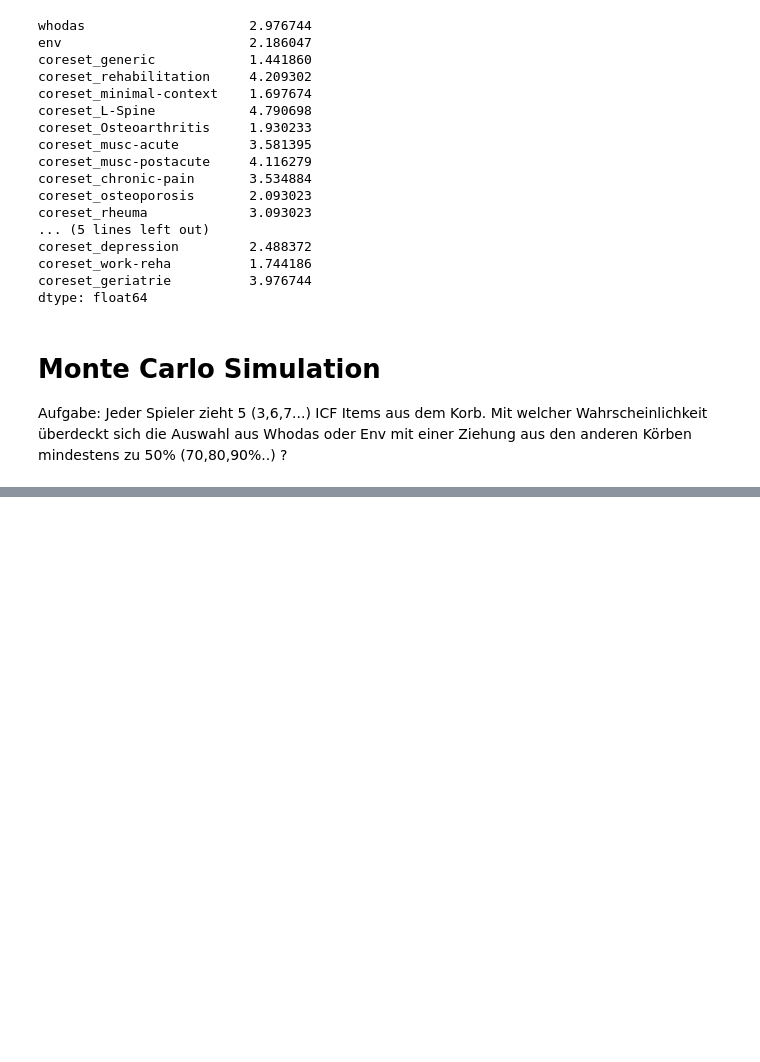
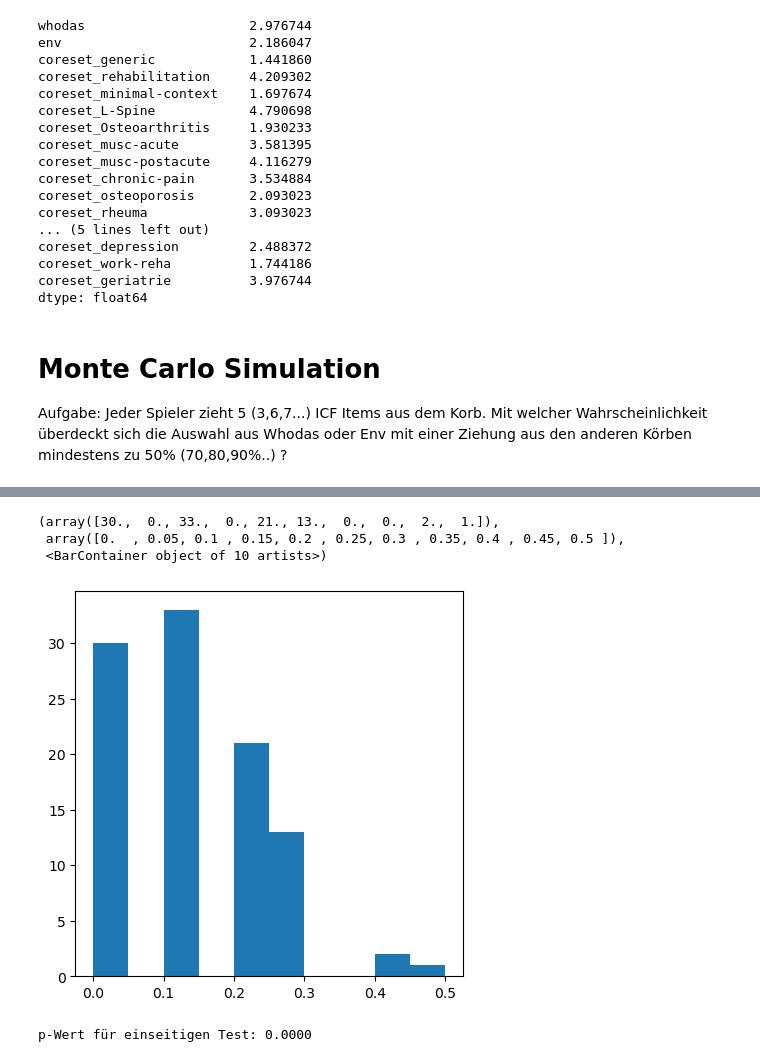
Before and after one commit to bernspe/ICFx_Statistics, a Jupyter notebook: icf_coverage_simulation.ipynb, the cells around one changed output, grey strips where cells are left out. Drawn from its saved outputs; the diff is of its cells as text; code cells hidden in the pictures; blank space fills up the shorter version.

```diff
--- a/icf_coverage_simulation.ipynb
+++ b/icf_coverage_simulation.ipynb
@@ -7,8 +7,8 @@ import itertools
 # %% [markdown]
 Einlesen der WHODAS-ICF und Contextfaktoren ICFs (=Env), Erzeugen eines Dataframes mit den Spalten "whodas" und "env"
 # %%
-whodas=pd.read_json('whodas12_de.json')
-env=pd.read_json('env_factors_de.json')
+whodas=pd.read_json('data/whodas12_de.json')
+env=pd.read_json('data/env_factors_de.json')
 df=pd.DataFrame(columns=['whodas'])
 df['whodas']=list(itertools.chain.from_iterable( [x.split(',') for x in whodas.loc['l']]))
 elist=list(itertools.chain.from_iterable( [x.split(',') for x in env.loc['l']]))
@@ -18,7 +18,7 @@ df=df[df['env']!='']
 # %% [markdown]
 Einlesen der Coreset-ICFs. Zusammenführen der Dataframes
 # %%
-coresets = pd.read_json('coresets.json')
+coresets = pd.read_json('data/coresets.json')
 a=[]
 for c in coresets.columns:
     l=coresets.loc['items',c]
@@ -186,0 +220,16 @@ for c in df3.columns:
+# %%
+%matplotlib inline
+import matplotlib.pyplot as plt
+fig, ax=plt.subplots(figsize=(5,5))
+ax.hist(results['coreset_rehabilitation'], bins=10)
+# %% [output]
+(array([30.,  0., 33.,  0., 21., 13.,  0.,  0.,  2.,  1.]),
+ array([0.  , 0.05, 0.1 , 0.15, 0.2 , 0.25, 0.3 , 0.35, 0.4 , 0.45, 0.5 ]),
+ <BarContainer object of 10 artists>)
+[figure, added]
+# %%
+from scipy import stats
+res = stats.ttest_ind(results['coreset_rehabilitation'], m1['coreset_rehabilitation'],equal_var=False)
+print(f'p-Wert für einseitigen Test: {res.pvalue / 2:.4f}')
+# %% [output]
+p-Wert für einseitigen Test: 0.0000
```
Also changed, not shown: parts of 3 cells of this notebook, 2 other files.
